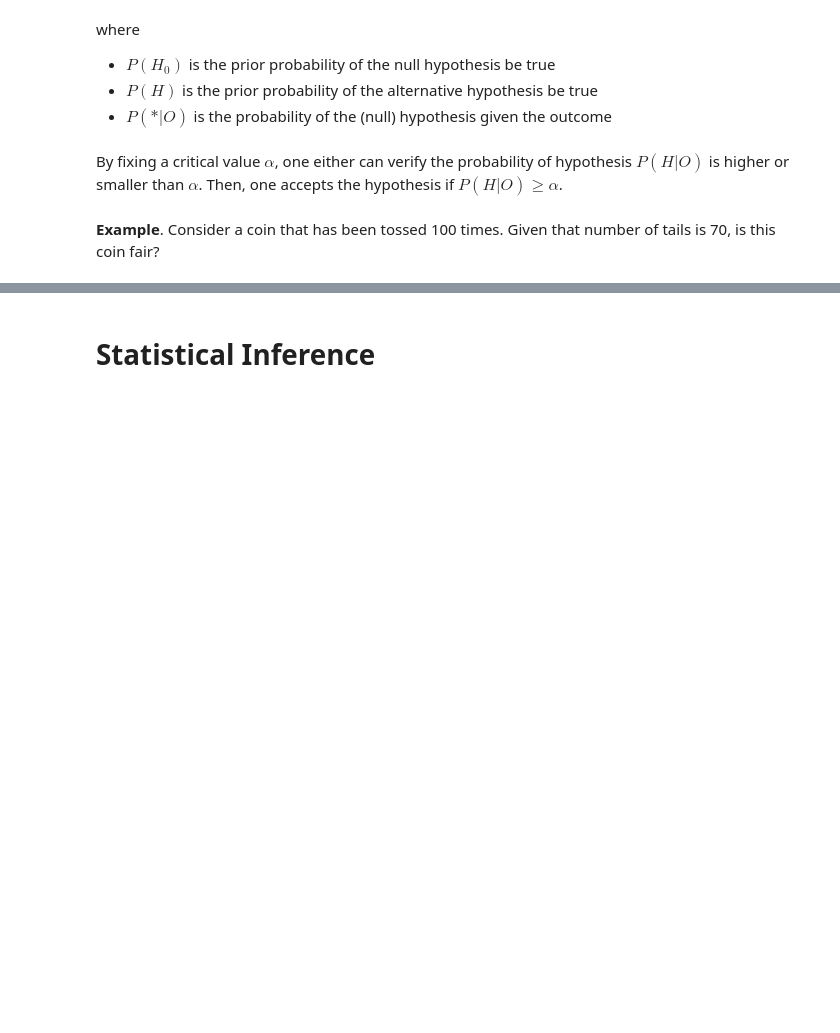
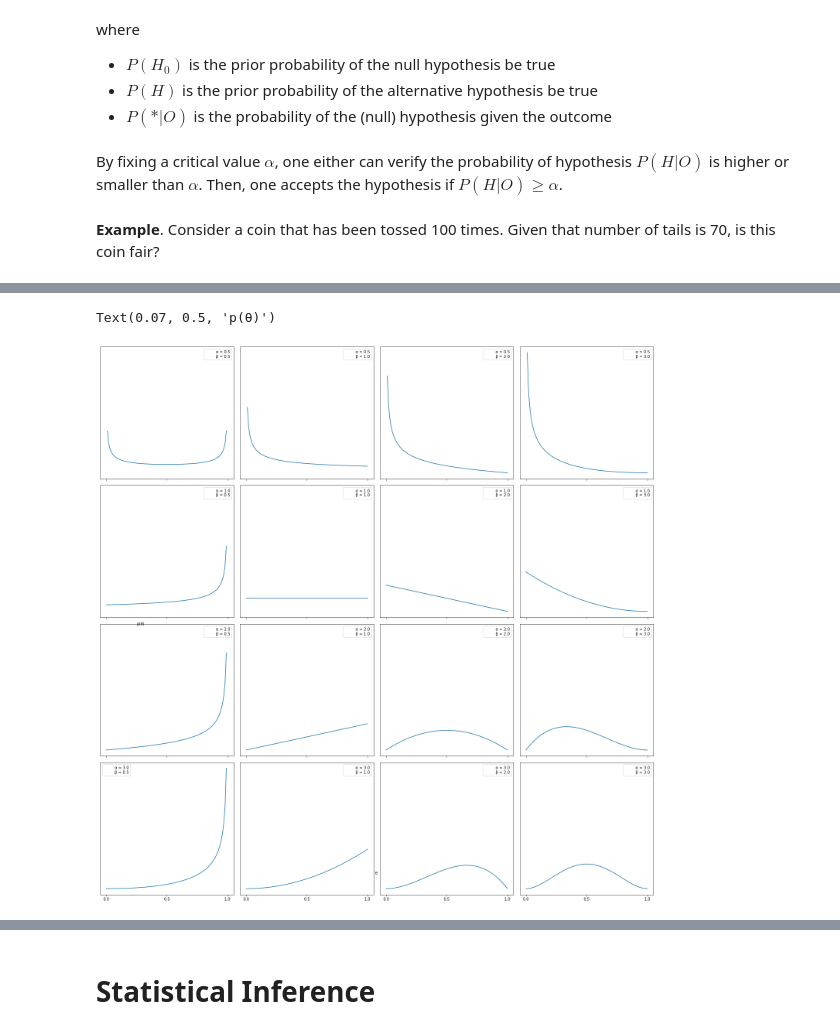
Before and after one commit to hsteinshiromoto/blog, a Jupyter notebook: notebooks/statistical_tests.ipynb, the cells around one changed output, grey strips where cells are left out. Saved outputs shown, nothing was run; the diff lists cells and outputs as text; code cells hidden in the pictures; blank space fills up the shorter version.

```diff
--- a/notebooks/statistical_tests.ipynb
+++ b/notebooks/statistical_tests.ipynb
@@ -25,0 +57,19 @@ By fixing a critical value $\alpha$, one either can verify the probability of hy
+# %%
+params = [0.5, 1, 2, 3]
+x = np.linspace(0, 1, 100)
+f, ax = plt.subplots(len(params), len(params), sharex=True, sharey=True, figsize=(20, 20), constrained_layout=True)
+for i in range(4):
+   for j in range(4):
+        a = params[i]
+        b = params[j]
+        y = stats.beta(a, b).pdf(x)
+        ax[i,j].plot(x, y)
+        ax[i,j].plot(0, 0, label="α = {:2.1f}\nβ = {:2.1f}".format(a, b), alpha=0)
+        ax[i,j].legend()
+ax[1,0].set_yticks([])
+ax[1,0].set_xticks([0, 0.5, 1])
+f.text(0.5, 0.05, 'θ', ha='center')
+f.text(0.07, 0.5, 'p(θ)', va='center', rotation=0)
+# %% [output]
+Text(0.07, 0.5, 'p(θ)')
+[figure, added]
```
Also changed, not shown: parts of 24 cells of this notebook.
